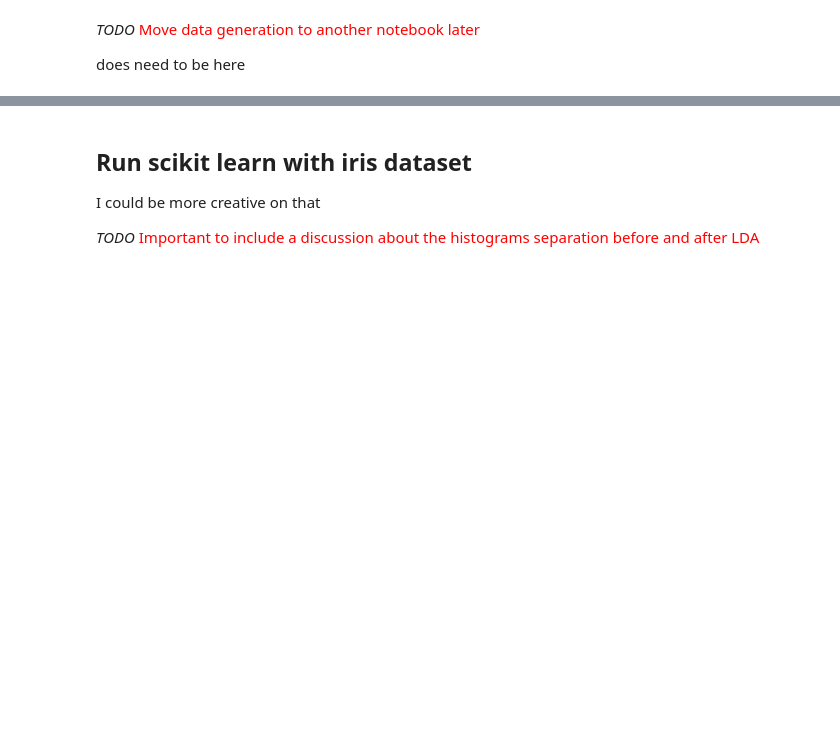
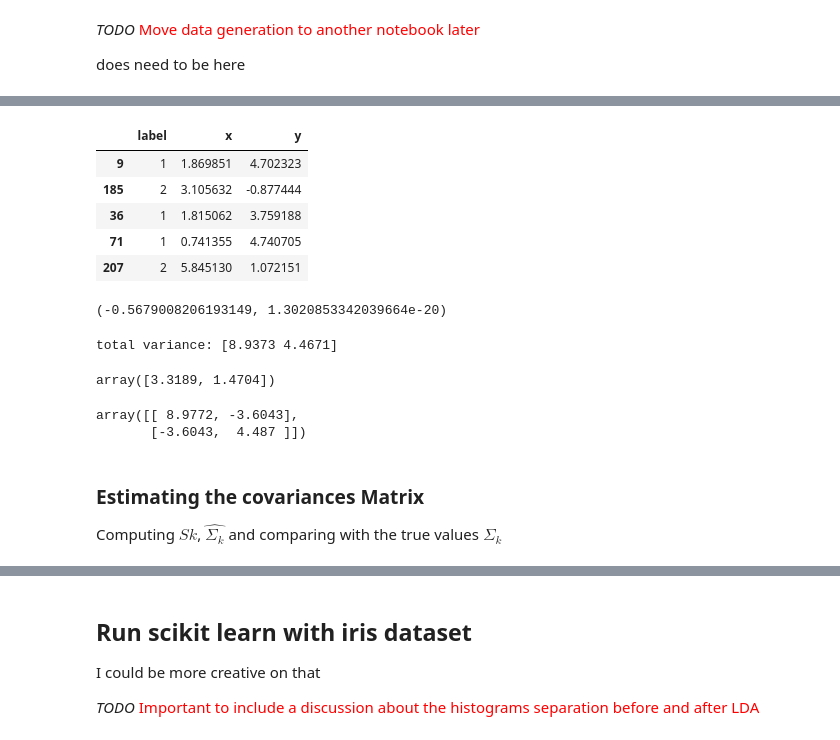
Before and after one commit to leandroohf/machine_learning_algorithms, a Jupyter notebook: 2018-06-18-lhof-simulated_data.ipynb, the cells around one changed output, grey strips where cells are left out. Cells and saved outputs as stored; diff of their text form; code cells hidden in the pictures; blank space fills up the shorter version.

```diff
--- a/2018-06-18-lhof-simulated_data.ipynb
+++ b/2018-06-18-lhof-simulated_data.ipynb
@@ -253 +281,35 @@ $
+# %%
+#df = pd.read_csv('bi_dimensional_n_bi_modal_data.csv', index_col=False)
+
+df.sample(5).head(5)
+
+X = df[['x','y']].values
+
+total_variance = np.var(X,axis=0)
+from scipy.stats.stats import pearsonr
+pearsonr(X[:,0],X[:,1])
+
+m = np.mean(X,axis=0)
+S = np.cov(X[:,0],X[:,1])
+
+print('total variance: {}'.format(total_variance))
+m
+S
+# %% [output]
+|  | label | x | y |
+| 9 | 1 | 1.869851 | 4.702323 |
+| 185 | 2 | 3.105632 | -0.877444 |
+| 36 | 1 | 1.815062 | 3.759188 |
+| 71 | 1 | 0.741355 | 4.740705 |
+| 207 | 2 | 5.845130 | 1.072151 |
+(-0.5679008206193149, 1.3020853342039664e-20)
+total variance: [8.9373 4.4671]
+array([3.3189, 1.4704])
+array([[ 8.9772, -3.6043],
+       [-3.6043,  4.487 ]])
+# %% [markdown]
+### Estimating the covariances Matrix
+
+
+Computing $Sk$, $\hat{\Sigma_k}$ and comparing with the true values $\Sigma_k$
 # %%
```
Also changed, not shown: parts of 22 cells of this notebook, 3 other files.
